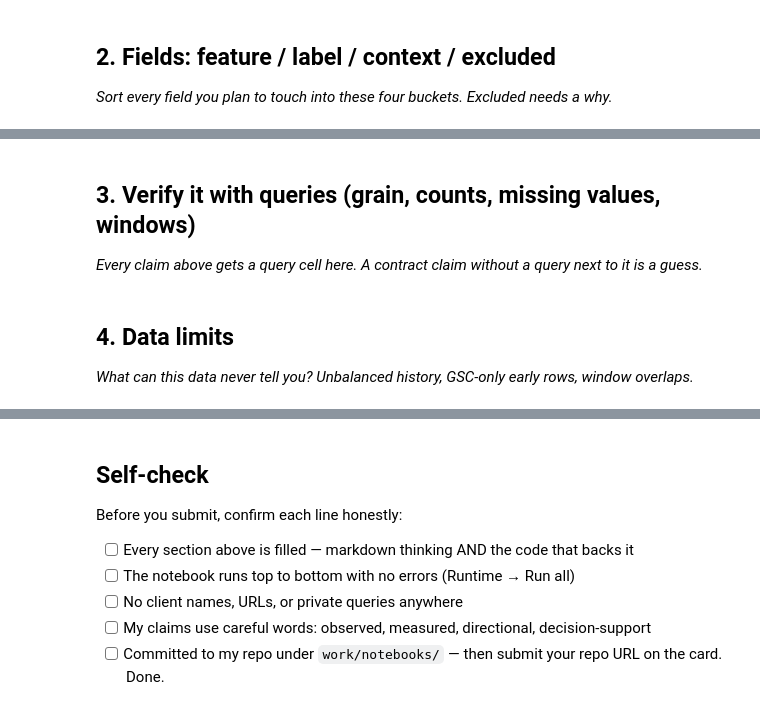
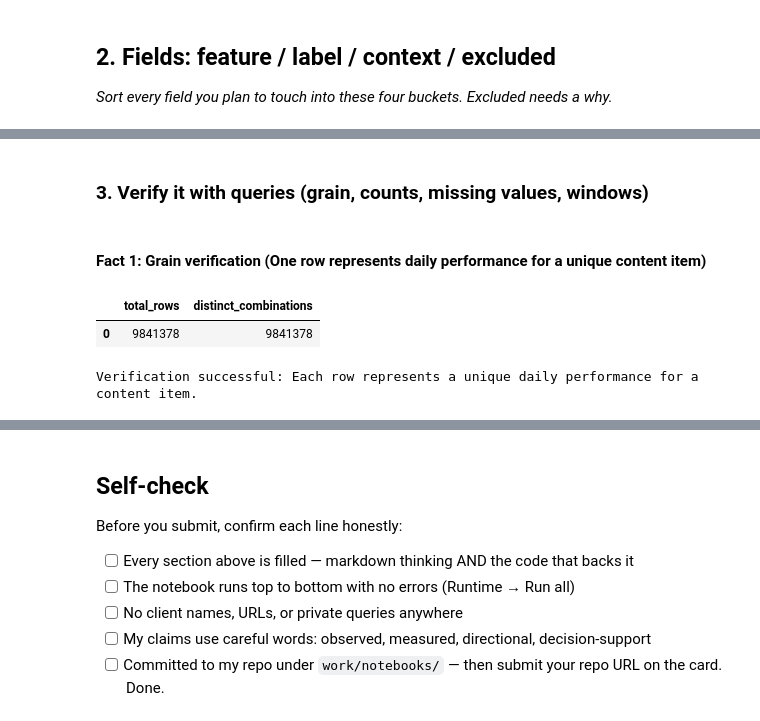
Before and after one commit to mukeshboolani786/flyrank-internship-ml, a Jupyter notebook: work/notebooks/w03_data_contract.ipynb, the cells around one changed output, grey strips where cells are left out. Cells and saved outputs as stored; diff of their text form; code cells hidden in the pictures.

```diff
--- a/work/notebooks/w03_data_contract.ipynb
+++ b/work/notebooks/w03_data_contract.ipynb
@@ -21,6 +125,4 @@ This skeleton is yours to fill. Work the sections **in order** — each one has
 # This cell is for CODE (numbers, a query, a check).
 # Write your text answer in the cell ABOVE this one — typing sentences here breaks Run All.
 # %% [markdown]
-## 3. Verify it with queries (grain, counts, missing values, windows)
-
-*Every claim above gets a query cell here. A contract claim without a query next to it is a guess.*
+### 3. Verify it with queries (grain, counts, missing values, windows)
@@ -30,4 +128,0 @@ This skeleton is yours to fill. Work the sections **in order** — each one has
-# %% [markdown]
-## 4. Data limits
-
-*What can this data never tell you? Unbalanced history, GSC-only early rows, window overlaps.*
@@ -36,0 +129,22 @@ This skeleton is yours to fill. Work the sections **in order** — each one has
+# %% [markdown]
+#### Fact 1: Grain verification (One row represents daily performance for a unique content item)
+# %%
+# Query to check the grain: count distinct combinations of report_date and content_hash_id
+# and compare it to the total number of rows.
+
+query_grain = f"""SELECT
+    COUNT(*) AS total_rows,
+    COUNT(DISTINCT CONCAT(report_date, '-', content_hash_id)) AS distinct_combinations
+FROM '{data_path}'
+"""
+df_grain = con.execute(query_grain).fetchdf()
+display(df_grain)
+
+if df_grain['total_rows'].iloc[0] == df_grain['distinct_combinations'].iloc[0]:
+    print("Verification successful: Each row represents a unique daily performance for a content item.")
+else:
+    print("Verification failed: There are duplicate entries for daily content performance.")
+# %% [output]
+|  | total_rows | distinct_combinations |
+| 0 | 9841378 | 9841378 |
+Verification successful: Each row represents a unique daily performance for a content item.
```
Also changed, not shown: parts of 23 cells of this notebook.
